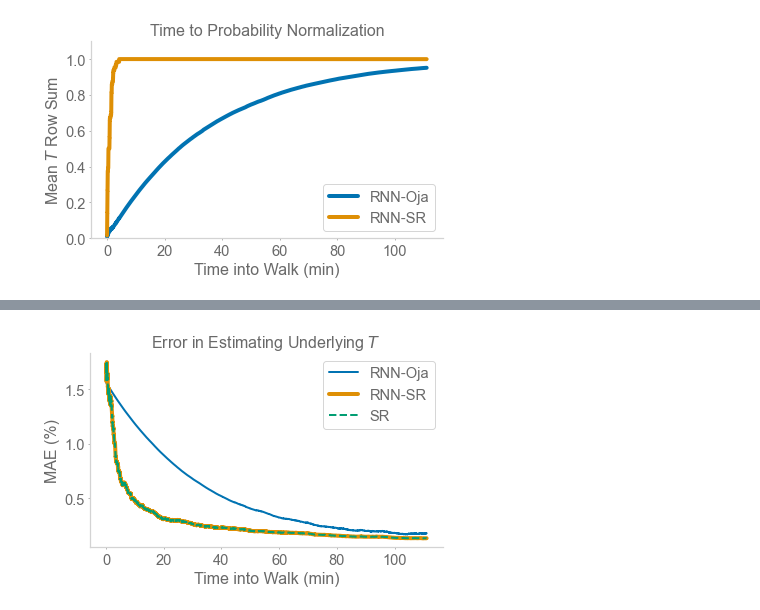
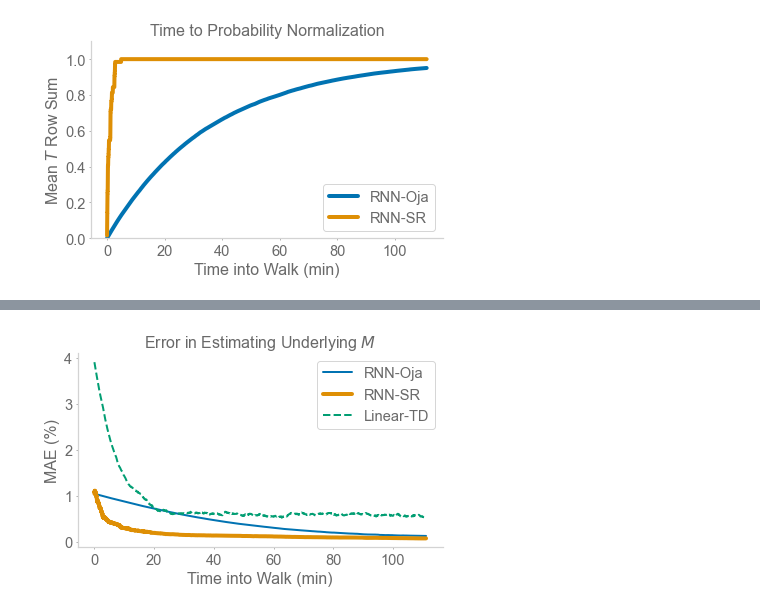
Before and after one commit to chingf/sr-project, a Jupyter notebook: notebooks/1f-oja-comparison.ipynb, the cells around one changed output, grey strips where cells are left out. Saved outputs shown, nothing was run; the diff lists cells and outputs as text; code cells hidden in the pictures.

Commit message:
Restructure to add linear model comparisons in SR

```diff
--- a/notebooks/1f-oja-comparison.ipynb
+++ b/notebooks/1f-oja-comparison.ipynb
@@ -33,10 +44,9 @@ oja_true_v_rnn, oja_est_v_rnn, oja_true_v_est,\
         )
 # %%
 save_path = '../trained_models/baseline2/'
-sr_true_v_rnn, sr_est_v_rnn, sr_true_v_est,\
-    sr_T_row_norm, sr_T_col_norm = eval(
-        save_path, datasets
-        )
+sr_t_error, sr_m_error, sr_T_row_norm, sr_T_col_norm = eval(
+    save_path, datasets
+    )
 # %%
 plt.figure()
 oja_y = oja_T_row_norm[0]
@@ -58,21 +86,21 @@ plt.show()
 # %%
 plt.figure()
-oja_y = oja_true_v_rnn[0]*100
-sr_y = sr_true_v_rnn[0]*100
+oja_y = oja_m_error[0]*100
+sr_y = sr_m_error[0]*100
 oja_x = np.arange(oja_y.size)/configs.dt_to_sec/60
 sr_x = np.arange(sr_y.size)/configs.dt_to_sec/60
-alg_y = sr_true_v_est[0]*100
-alg_x = np.arange(alg_y.size)/configs.dt_to_sec/60
+lin_y = linear_m_error[0]*100
+lin_x = np.arange(lin_y.size)/configs.dt_to_sec/60
 
 plt.plot(oja_x, oja_y, label='RNN-Oja', linewidth=2)
 plt.plot(sr_x, sr_y, label='RNN-SR', linewidth=4)
-plt.plot(alg_x, alg_y, linestyle='--', label='SR', linewidth=2)
+plt.plot(lin_x[::20], lin_y[::20], linestyle='--', label='Linear-TD', linewidth=2)
 plt.legend()
-plt.title('Error in Estimating Underlying $T$')
+plt.title('Error in Estimating Underlying $M$')
 plt.ylabel('MAE (%)')
 plt.xlabel('Time into Walk (min)')
 plt.tight_layout()
-plt.savefig('1f_oja_error.png', dpi=300)
+plt.savefig('1f_oja_m_error.png', dpi=300)
 plt.show()
 # %% [output]
-[figure, old version]
+[figure, new version]
```
Also changed, not shown: parts of 5 cells of this notebook, 4 other files.
